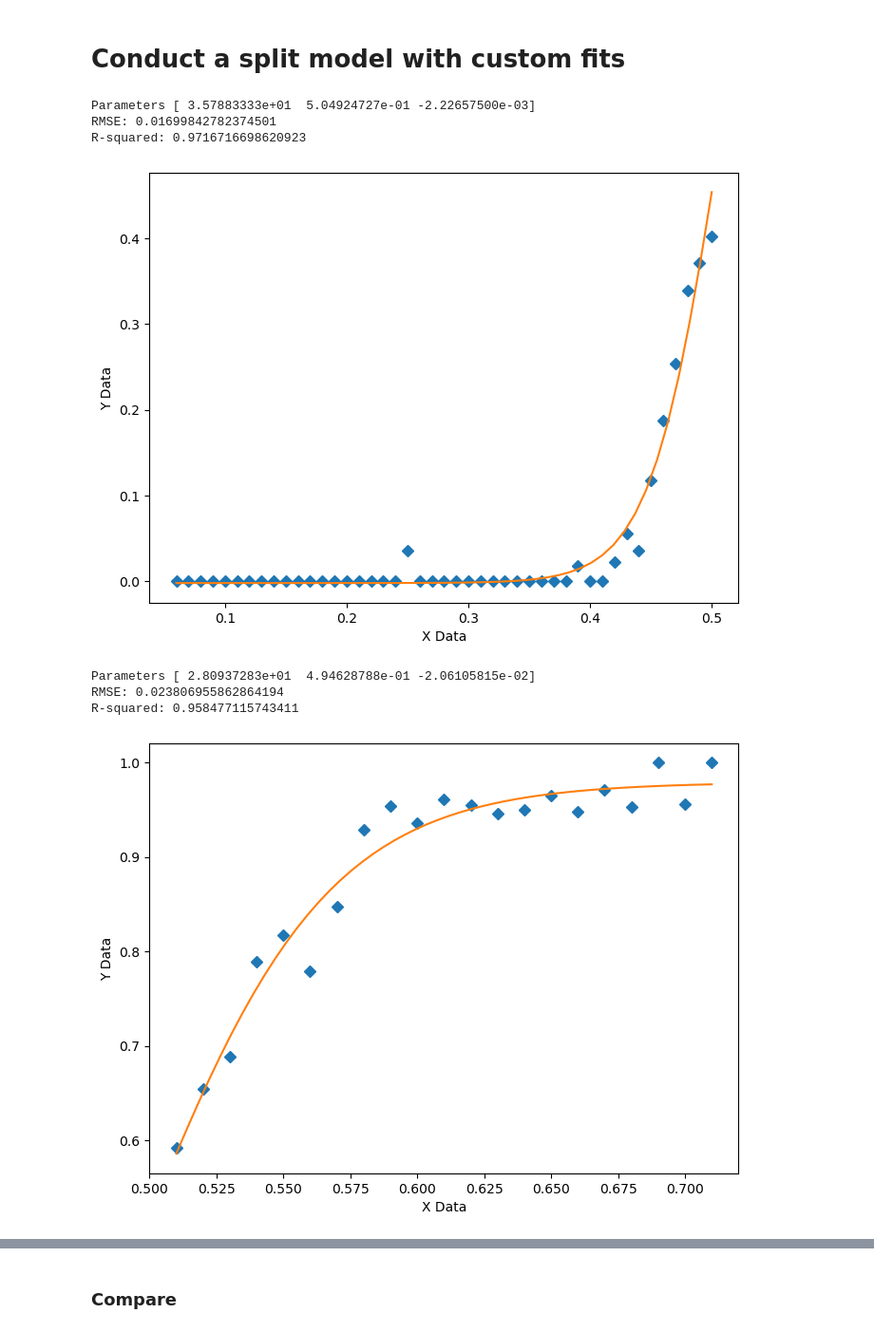
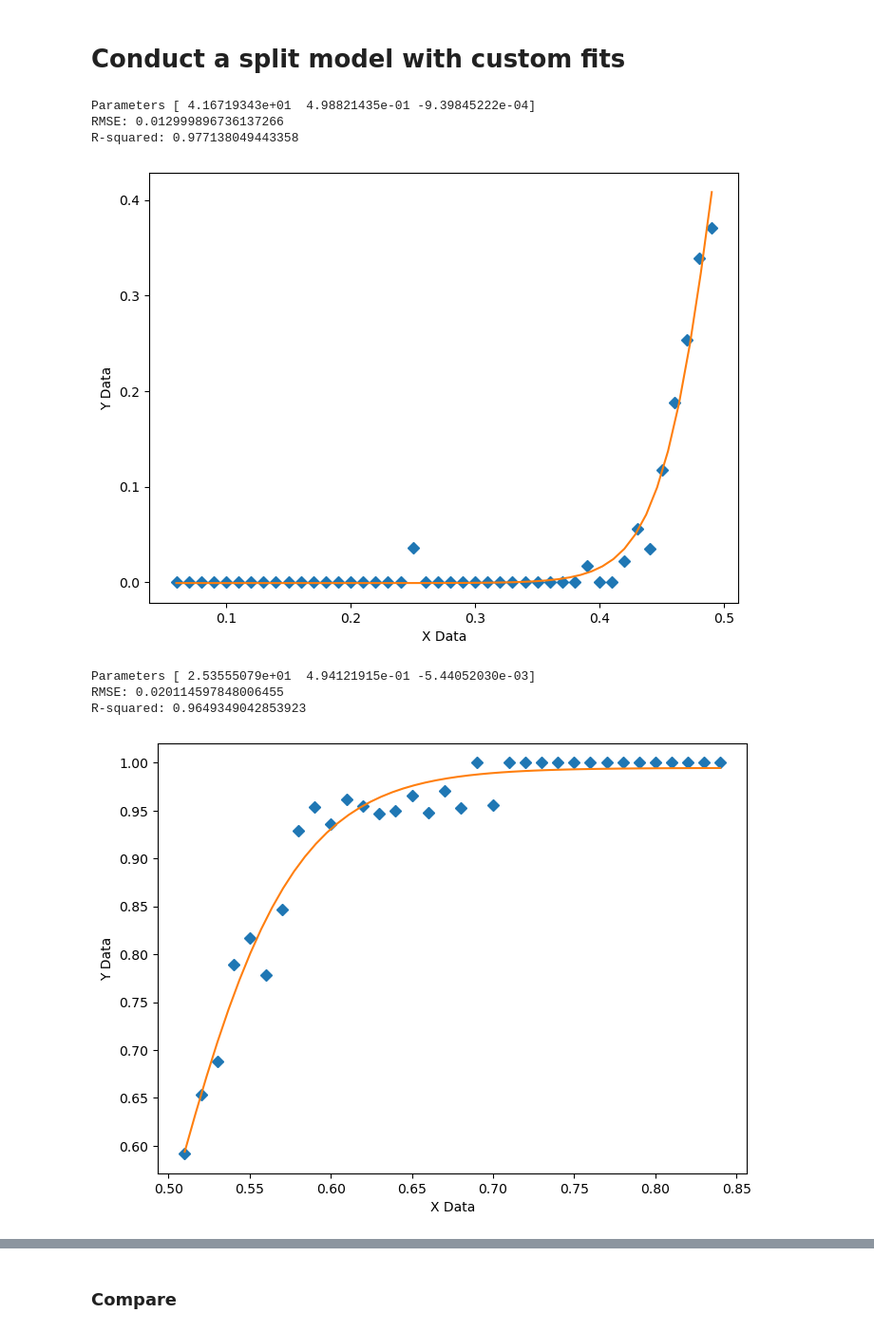
Before and after one commit to xadomatis/redistricting_project, a Jupyter notebook: processing/Explore_Split_Models.ipynb, the cells around one changed output, grey strips where cells are left out. Shown: that part at 95% size. Drawn from its saved outputs; the diff is of its cells as text; code cells hidden in the pictures.

Commit message:
Split Model Visualizations

```diff
--- a/processing/Explore_Split_Models.ipynb
+++ b/processing/Explore_Split_Models.ipynb
@@ -57,8 +62,8 @@ bm = bm.reset_index()
 # %%
 #create a dataset where the metric is between 10% and 90% Republican
 df_gop = df[df["metric"] > .5]
-df_gop = df_gop[df_gop["metric"] <= .71]
-df_dem = df[df["metric"] <= .5]
+#df_gop = df_gop[df_gop["metric"] <= .71]
+df_dem = df[df["metric"] < .5]
 #df_dem = df_dem[df_dem["metric"] >= .38]
 # %% [markdown]
 # Begin Split Probit
@@ -230,11 +215,11 @@ def generate_Initial_Parameters():
 geneticParameters = generate_Initial_Parameters()
 
 # curve fit the test data
-fittedParameters, pcov = curve_fit(func, xdem, ydem, geneticParameters)
+fittedParameters_dem, pcov = curve_fit(func, xdem, ydem, geneticParameters)
 
-print('Parameters', fittedParameters)
+print('Parameters', fittedParameters_dem)
 
-modelPredictions = func(xdem, *fittedParameters)
+modelPredictions = func(xdem, *fittedParameters_dem)
 
 absError = modelPredictions - ydem
 
@@ -256,7 +241,7 @@ def ModelAndScatterPlot(graphWidth, graphHeight):
 
     # create data for the fitted equation plot
     xModel = np.linspace(min(xdem), max(xdem))
-    yModel = func(xModel, *fittedParameters)
+    yModel = func(xModel, *fittedParameters_dem)
 
     # now the model as a line plot
     axes.plot(xModel, yModel)
@@ -271,10 +256,10 @@ graphWidth = 800
 graphHeight = 600
 ModelAndScatterPlot(graphWidth, graphHeight)
 # %% [output]
-Parameters [ 3.57883333e+01  5.04924727e-01 -2.22657500e-03]
-RMSE: 0.01699842782374501
-R-squared: 0.9716716698620923
+Parameters [ 4.16719343e+01  4.98821435e-01 -9.39845222e-04]
+RMSE: 0.012999896736137266
+R-squared: 0.977138049443358
-[figure, old version]
+[figure, new version]
 # %%
 xgop = bm_gop.metric
 ygop = bm_gop.is_GOP
@@ -310,11 +295,11 @@ def generate_Initial_Parameters():
 geneticParameters = generate_Initial_Parameters()
 
 # curve fit the test data
-fittedParameters, pcov = curve_fit(func, xgop, ygop, geneticParameters)
+fittedParameters_gop, pcov = curve_fit(func, xgop, ygop, geneticParameters)
 
-print('Parameters', fittedParameters)
+print('Parameters', fittedParameters_gop)
 
-modelPredictions = func(xgop, *fittedParameters)
+modelPredictions = func(xgop, *fittedParameters_gop)
 
 absError = modelPredictions - ygop
 
@@ -323,35 +308,35 @@ MSE = np.mean(SE) # mean squared errors
 RMSE = np.sqrt(MSE) # Root Mean Squared Error, RMSE
 Rsquared = 1.0 - (np.var(absError) / np.var(ygop))
 print('RMSE:', RMSE)
 print('R-squared:', Rsquared)
 
 mpg = pd.DataFrame(modelPredictions)
 
 def ModelAndScatterPlot(graphWidth, graphHeight):
     f = plt.figure(figsize=(graphWidth/100.0, graphHeight/100.0), dpi=100)
     axes = f.add_subplot(111)
 
     # first the raw data as a scatter plot
     axes.plot(xgop, ygop,  'D')
 
     # create data for the fitted equation plot
     xModel = np.linspace(min(xgop), max(xgop))
-    yModel = func(xModel, *fittedParameters)
+    yModel = func(xModel, *fittedParameters_gop)
 
     # now the model as a line plot
     axes.plot(xModel, yModel)
 
     axes.set_xlabel('X Data') # X axis data label
     axes.set_ylabel('Y Data') # Y axis data label
 
     plt.show()
     plt.close('all') # clean up after using pyplot
 
 graphWidth = 800
 graphHeight = 600
 ModelAndScatterPlot(graphWidth, graphHeight)
 # %% [output]
-Parameters [ 2.80937283e+01  4.94628788e-01 -2.06105815e-02]
-RMSE: 0.023806955862864194
-R-squared: 0.958477115743411
+Parameters [ 2.53555079e+01  4.94121915e-01 -5.44052030e-03]
+RMSE: 0.020114597848006455
+R-squared: 0.9649349042853923
-[figure, old version]
+[figure, new version]
```
Also changed, not shown: parts of 16 cells of this notebook, 2 other files.
